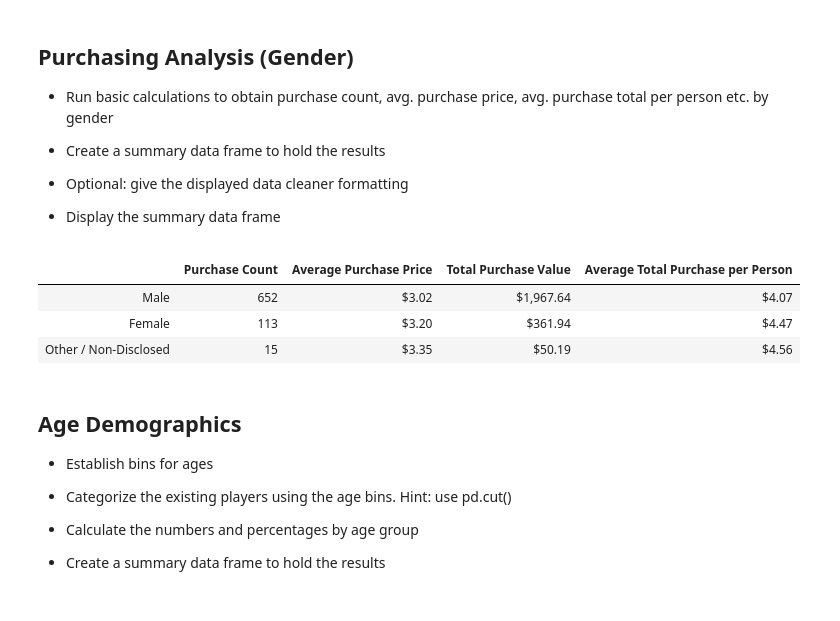
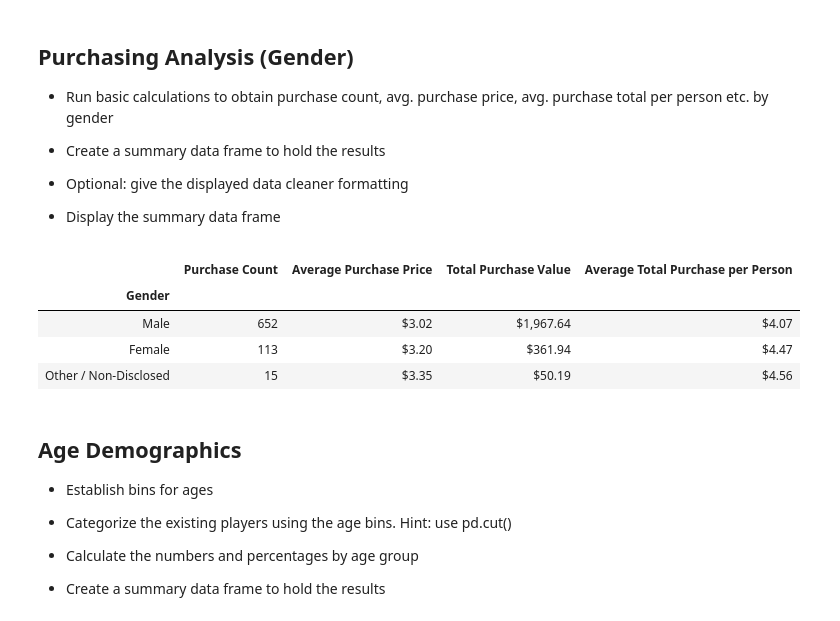
Before and after one commit to speculadora1/pandas-challenge, a Jupyter notebook: HeroesOfPymoli/Analysis.ipynb, the cells around one changed output. Drawn from its saved outputs; the diff is of its cells as text; code cells hidden in the pictures.

```diff
--- a/HeroesOfPymoli/Analysis.ipynb
+++ b/HeroesOfPymoli/Analysis.ipynb
@@ -130,25 +131,26 @@ genderAnalysis["Average Total Purchase per Person"] = \
 # %%
 # Rename columns
 genderAnalysis = genderAnalysis.rename(columns={"Price_x": "Purchase Count",
                                                "Price_y": "Average Purchase Price"})
 
 # Remove index name
-genderAnalysis.index.name = None
+# genderAnalysis.index.name = None
 
 # Format avg price, total value, and avg per person columns
 genderAnalysis["Average Purchase Price"] = \
     genderAnalysis["Average Purchase Price"].astype(float).map("${:,.2f}".format)
 
 genderAnalysis["Total Purchase Value"] = \
     genderAnalysis["Total Purchase Value"].astype(float).map("${:,.2f}".format)
 
 genderAnalysis["Average Total Purchase per Person"] = \
     genderAnalysis["Average Total Purchase per Person"].astype(float).map("${:,.2f}".format)
 
 # Display table sorted by descending Purchase Count
 genderAnalysis.sort_values(by = "Purchase Count", ascending = False)
 # %% [output]
 |  | Purchase Count | Average Purchase Price | Total Purchase Value | Average Total Purchase per Person |
+| Gender |  |  |  |  |
 | Male | 652 | $3.02 | $1,967.64 | $4.07 |
 | Female | 113 | $3.20 | $361.94 | $4.47 |
 | Other / Non-Disclosed | 15 | $3.35 | $50.19 | $4.56 |
```
Also changed, not shown: parts of 13 cells of this notebook.
